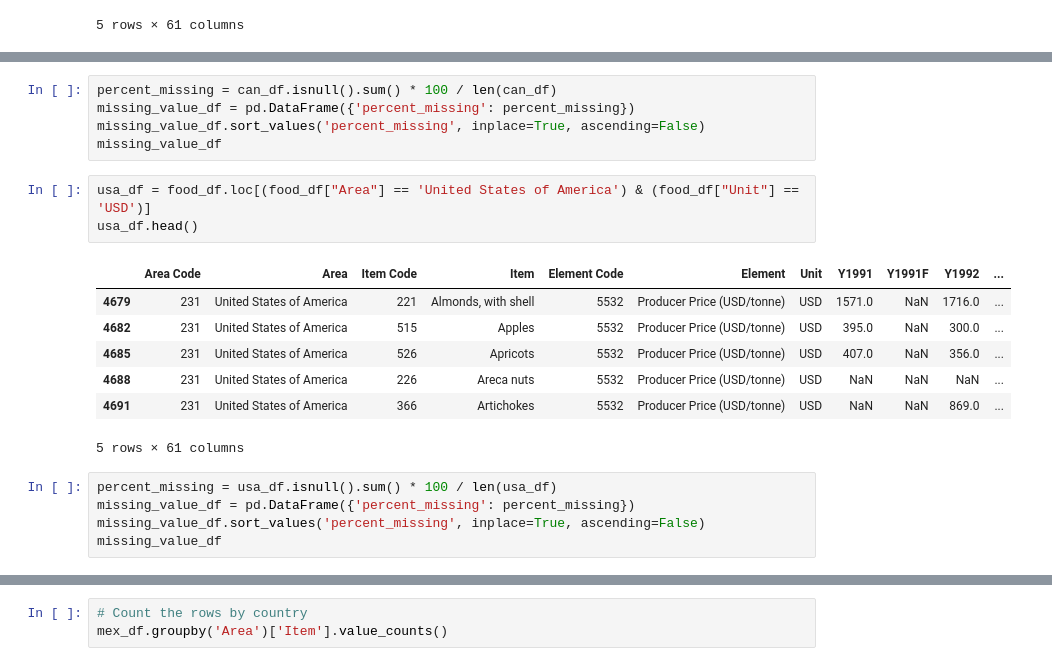
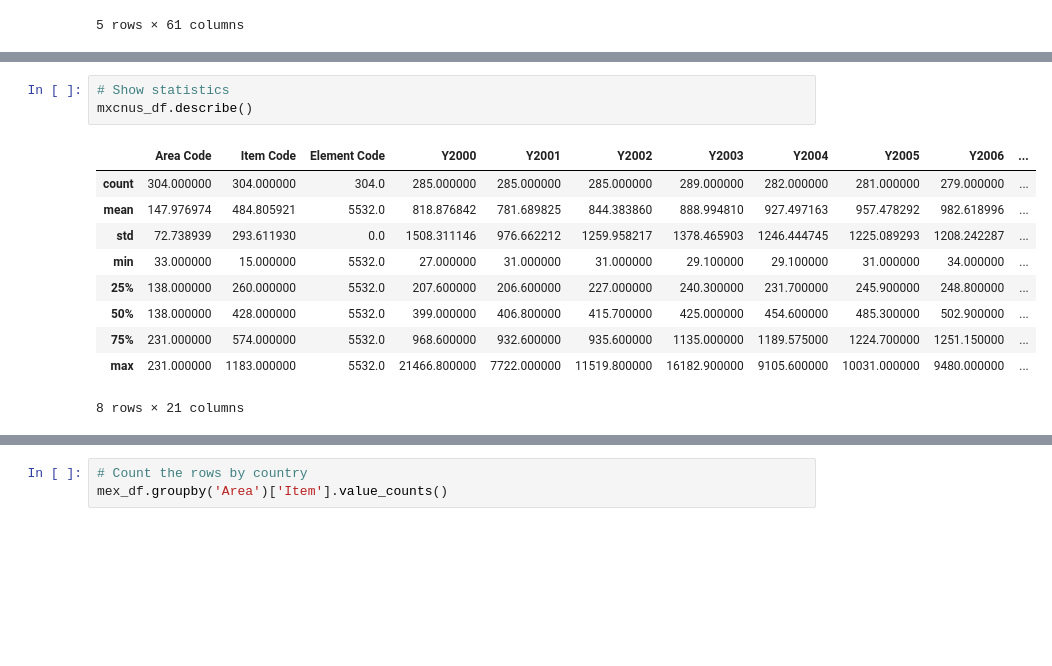
Before and after one commit to bkachava/foodprices, a Jupyter notebook: Notebook/data_food_prices.ipynb, the cells around one changed output, grey strips where cells are left out. Saved outputs shown, nothing was run; the diff lists cells and outputs as text; blank space fills up the shorter version.

```diff
--- a/Notebook/data_food_prices.ipynb
+++ b/Notebook/data_food_prices.ipynb
@@ -118,21 +139,14 @@ can_df.head()
-# %%
-percent_missing = can_df.isnull().sum() * 100 / len(can_df)
-missing_value_df = pd.DataFrame({'percent_missing': percent_missing})
-missing_value_df.sort_values('percent_missing', inplace=True, ascending=False)
-missing_value_df
-# %%
-usa_df = food_df.loc[(food_df["Area"] == 'United States of America') & (food_df["Unit"] == 'USD')]
-usa_df.head()
-# %% [output]
-|  | Area Code | Area | Item Code | Item | Element Code | Element | Unit | Y1991 | Y1991F | Y1992 | ... |
-| 4679 | 231 | United States of America | 221 | Almonds, with shell | 5532 | Producer Price (USD/tonne) | USD | 1571.0 | NaN | 1716.0 | ... |
-| 4682 | 231 | United States of America | 515 | Apples | 5532 | Producer Price (USD/tonne) | USD | 395.0 | NaN | 300.0 | ... |
-| 4685 | 231 | United States of America | 526 | Apricots | 5532 | Producer Price (USD/tonne) | USD | 407.0 | NaN | 356.0 | ... |
-| 4688 | 231 | United States of America | 226 | Areca nuts | 5532 | Producer Price (USD/tonne) | USD | NaN | NaN | NaN | ... |
-| 4691 | 231 | United States of America | 366 | Artichokes | 5532 | Producer Price (USD/tonne) | USD | NaN | NaN | 869.0 | ... |
-5 rows × 61 columns
-# %%
-percent_missing = usa_df.isnull().sum() * 100 / len(usa_df)
-missing_value_df = pd.DataFrame({'percent_missing': percent_missing})
-missing_value_df.sort_values('percent_missing', inplace=True, ascending=False)
-missing_value_df
+# %%
+# Show statistics
+mxcnus_df.describe()
+# %% [output]
+|  | Area Code | Item Code | Element Code | Y2000 | Y2001 | Y2002 | Y2003 | Y2004 | Y2005 | Y2006 | ... |
+| count | 304.000000 | 304.000000 | 304.0 | 285.000000 | 285.000000 | 285.000000 | 289.000000 | 282.000000 | 281.000000 | 279.000000 | ... |
+| mean | 147.976974 | 484.805921 | 5532.0 | 818.876842 | 781.689825 | 844.383860 | 888.994810 | 927.497163 | 957.478292 | 982.618996 | ... |
+| std | 72.738939 | 293.611930 | 0.0 | 1508.311146 | 976.662212 | 1259.958217 | 1378.465903 | 1246.444745 | 1225.089293 | 1208.242287 | ... |
+| min | 33.000000 | 15.000000 | 5532.0 | 27.000000 | 31.000000 | 31.000000 | 29.100000 | 29.100000 | 31.000000 | 34.000000 | ... |
+| 25% | 138.000000 | 260.000000 | 5532.0 | 207.600000 | 206.600000 | 227.000000 | 240.300000 | 231.700000 | 245.900000 | 248.800000 | ... |
+| 50% | 138.000000 | 428.000000 | 5532.0 | 399.000000 | 406.800000 | 415.700000 | 425.000000 | 454.600000 | 485.300000 | 502.900000 | ... |
+| 75% | 231.000000 | 574.000000 | 5532.0 | 968.600000 | 932.600000 | 935.600000 | 1135.000000 | 1189.575000 | 1224.700000 | 1251.150000 | ... |
+| max | 231.000000 | 1183.000000 | 5532.0 | 21466.800000 | 7722.000000 | 11519.800000 | 16182.900000 | 9105.600000 | 10031.000000 | 9480.000000 | ... |
+8 rows × 21 columns
```
Also changed, not shown: parts of 36 cells of this notebook, 6 other files.
